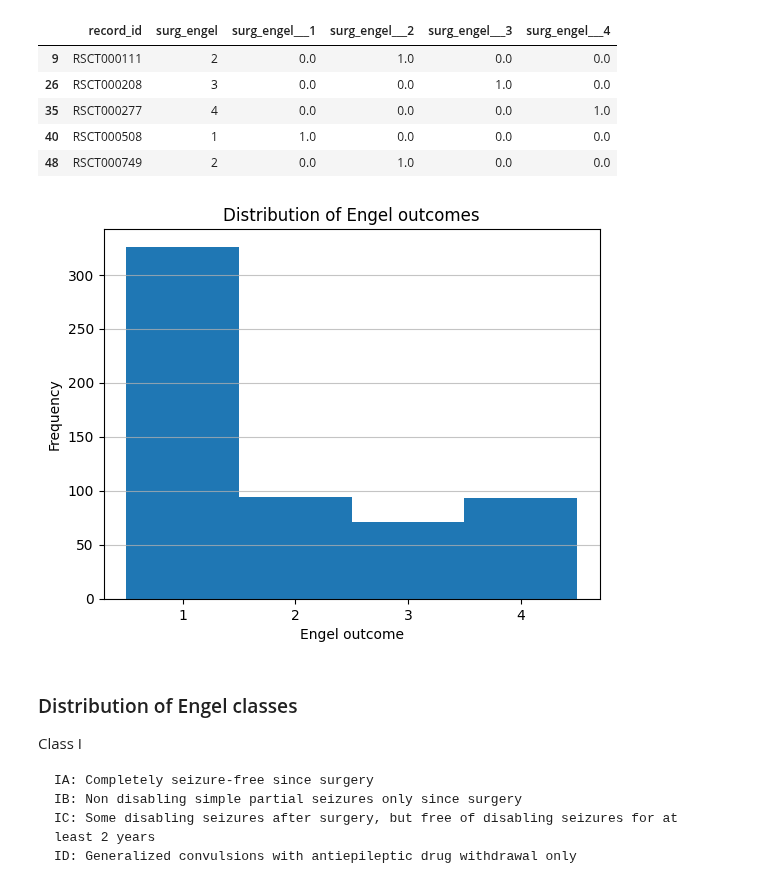
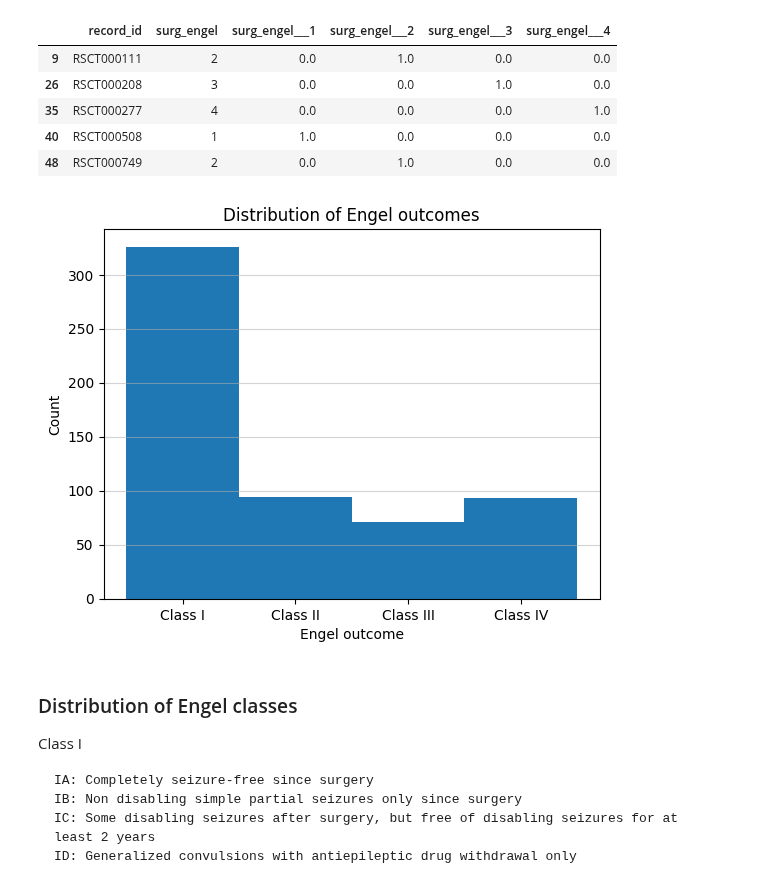
Before and after one commit to AmauryPelzer/Engel-outcome-prediction, a Jupyter notebook: notebooks/1. exploratory/exploratory.ipynb, the cells around one changed output. Drawn from its saved outputs; the diff is of its cells as text; code cells hidden in the pictures.

```diff
--- a/notebooks/1. exploratory/exploratory.ipynb
+++ b/notebooks/1. exploratory/exploratory.ipynb
@@ -100,23 +100,23 @@ df_engel[["record_id", "surg_engel", 'surg_engel___1', 'surg_engel___2', 'surg_e
 # %%
 # Create a histogram of the 'surg_engel' variable
 plt.hist(df_engel['surg_engel'], bins=[1, 2, 3, 4, 5])  # Specify the bin edges
 
 # Customize x-axis ticks and labels
 bin_centers = [1.5, 2.5, 3.5, 4.5]
-plt.xticks(bin_centers, ['1', '2', '3', '4'])
+plt.xticks(bin_centers, ['Class I', 'Class II', 'Class III', 'Class IV'])
 
 # Add labels and title
 plt.xlabel('Engel outcome')
-plt.ylabel('Frequency')
+plt.ylabel('Count')
 plt.title('Distribution of Engel outcomes')
 
 # Add grid for better readability
-plt.grid(axis='y', alpha=0.75)
+plt.grid(axis='y', alpha=0.55)
 
 # Show the plot
 plt.show()
 # %% [output]
-[figure, old version]
+[figure, new version]
 # %% [markdown]
 ### Distribution of Engel classes
 
```
Also changed, not shown: parts of 4 cells of this notebook, 1 other file.
